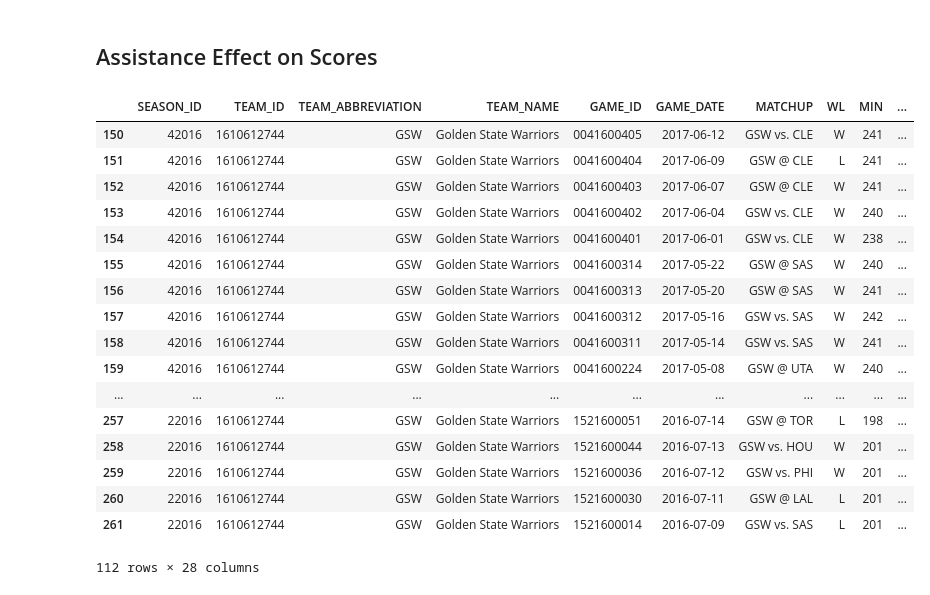
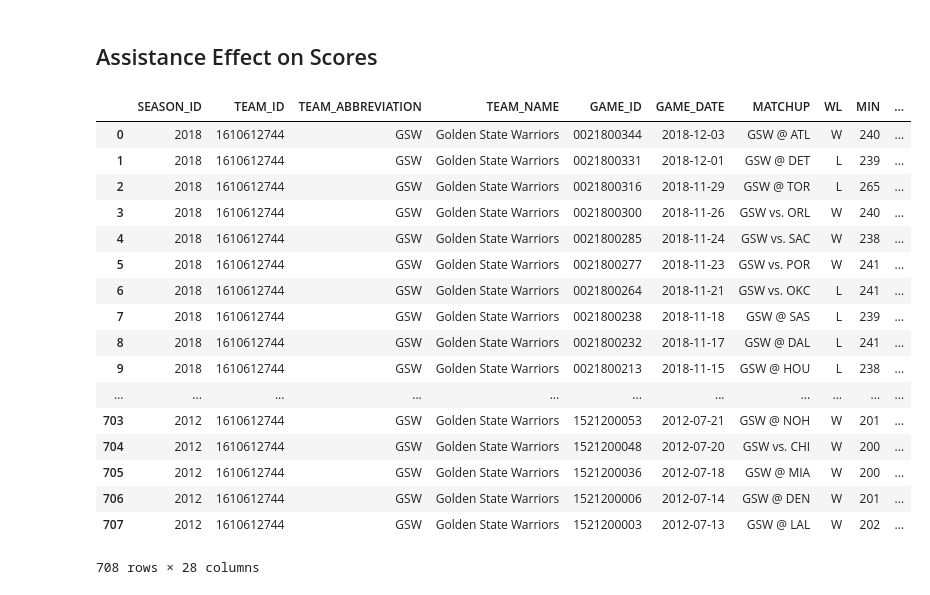
Before and after one commit to Seungmi122/STA141B_final_project, a Jupyter notebook: final_project_sm.ipynb, the cells around one changed output. Drawn from its saved outputs; the diff is of its cells as text; code cells hidden in the pictures.

```diff
--- a/final_project_sm.ipynb
+++ b/final_project_sm.ipynb
@@ -71,36 +73,36 @@ page_content = BeautifulSoup(page_response.content, "html.parser")
 # %%
 ##  pip install nba_api
 
 from nba_api.stats.static import teams
 
 nba_teams = teams.get_teams()
 warriors = [team for team in nba_teams if team['abbreviation'] == 'GSW'][0]
 warriors_id = warriors['id']
 
 from nba_api.stats.endpoints import leaguegamefinder
 gamefinder = leaguegamefinder.LeagueGameFinder(team_id_nullable=warriors_id)
 # The first DataFrame of those returned is what we want.
 games = gamefinder.get_data_frames()[0]
 
-
-games_1718 = games[games.SEASON_ID.str[-4:] == '2016']
-games_1718
+games.SEASON_ID = games.SEASON_ID.str[-4:].map(int)
+games_all = games[games.SEASON_ID >= 2012]
+games_all
 # %% [output]
 |  | SEASON_ID | TEAM_ID | TEAM_ABBREVIATION | TEAM_NAME | GAME_ID | GAME_DATE | MATCHUP | WL | MIN | ... |
-| 150 | 42016 | 1610612744 | GSW | Golden State Warriors | 0041600405 | 2017-06-12 | GSW vs. CLE | W | 241 | ... |
-| 151 | 42016 | 1610612744 | GSW | Golden State Warriors | 0041600404 | 2017-06-09 | GSW @ CLE | L | 241 | ... |
-| 152 | 42016 | 1610612744 | GSW | Golden State Warriors | 0041600403 | 2017-06-07 | GSW @ CLE | W | 241 | ... |
-| 153 | 42016 | 1610612744 | GSW | Golden State Warriors | 0041600402 | 2017-06-04 | GSW vs. CLE | W | 240 | ... |
-| 154 | 42016 | 1610612744 | GSW | Golden State Warriors | 0041600401 | 2017-06-01 | GSW vs. CLE | W | 238 | ... |
-| 155 | 42016 | 1610612744 | GSW | Golden State Warriors | 0041600314 | 2017-05-22 | GSW @ SAS | W | 240 | ... |
-| 156 | 42016 | 1610612744 | GSW | Golden State Warriors | 0041600313 | 2017-05-20 | GSW @ SAS | W | 241 | ... |
-| 157 | 42016 | 1610612744 | GSW | Golden State Warriors | 0041600312 | 2017-05-16 | GSW vs. SAS | W | 242 | ... |
-| 158 | 42016 | 1610612744 | GSW | Golden State Warriors | 0041600311 | 2017-05-14 | GSW vs. SAS | W | 241 | ... |
-| 159 | 42016 | 1610612744 | GSW | Golden State Warriors | 0041600224 | 2017-05-08 | GSW @ UTA | W | 240 | ... |
+| 0 | 2018 | 1610612744 | GSW | Golden State Warriors | 0021800344 | 2018-12-03 | GSW @ ATL | W | 240 | ... |
+| 1 | 2018 | 1610612744 | GSW | Golden State Warriors | 0021800331 | 2018-12-01 | GSW @ DET | L | 239 | ... |
+| 2 | 2018 | 1610612744 | GSW | Golden State Warriors | 0021800316 | 2018-11-29 | GSW @ TOR | L | 265 | ... |
+| 3 | 2018 | 1610612744 | GSW | Golden State Warriors | 0021800300 | 2018-11-26 | GSW vs. ORL | W | 240 | ... |
+| 4 | 2018 | 1610612744 | GSW | Golden State Warriors | 0021800285 | 2018-11-24 | GSW vs. SAC | W | 238 | ... |
+| 5 | 2018 | 1610612744 | GSW | Golden State Warriors | 0021800277 | 2018-11-23 | GSW vs. POR | W | 241 | ... |
+| 6 | 2018 | 1610612744 | GSW | Golden State Warriors | 0021800264 | 2018-11-21 | GSW vs. OKC | L | 241 | ... |
+| 7 | 2018 | 1610612744 | GSW | Golden State Warriors | 0021800238 | 2018-11-18 | GSW @ SAS | L | 239 | ... |
+| 8 | 2018 | 1610612744 | GSW | Golden State Warriors | 0021800232 | 2018-11-17 | GSW @ DAL | L | 241 | ... |
+| 9 | 2018 | 1610612744 | GSW | Golden State Warriors | 0021800213 | 2018-11-15 | GSW @ HOU | L | 238 | ... |
 | ... | ... | ... | ... | ... | ... | ... | ... | ... | ... | ... |
-| 257 | 22016 | 1610612744 | GSW | Golden State Warriors | 1521600051 | 2016-07-14 | GSW @ TOR | L | 198 | ... |
-| 258 | 22016 | 1610612744 | GSW | Golden State Warriors | 1521600044 | 2016-07-13 | GSW vs. HOU | W | 201 | ... |
-| 259 | 22016 | 1610612744 | GSW | Golden State Warriors | 1521600036 | 2016-07-12 | GSW vs. PHI | W | 201 | ... |
-| 260 | 22016 | 1610612744 | GSW | Golden State Warriors | 1521600030 | 2016-07-11 | GSW @ LAL | L | 201 | ... |
-| 261 | 22016 | 1610612744 | GSW | Golden State Warriors | 1521600014 | 2016-07-09 | GSW vs. SAS | L | 201 | ... |
+| 703 | 2012 | 1610612744 | GSW | Golden State Warriors | 1521200053 | 2012-07-21 | GSW @ NOH | W | 201 | ... |
+| 704 | 2012 | 1610612744 | GSW | Golden State Warriors | 1521200048 | 2012-07-20 | GSW vs. CHI | W | 200 | ... |
+| 705 | 2012 | 1610612744 | GSW | Golden State Warriors | 1521200036 | 2012-07-18 | GSW @ MIA | W | 200 | ... |
+| 706 | 2012 | 1610612744 | GSW | Golden State Warriors | 1521200006 | 2012-07-14 | GSW @ DEN | W | 201 | ... |
+| 707 | 2012 | 1610612744 | GSW | Golden State Warriors | 1521200003 | 2012-07-13 | GSW @ LAL | W | 202 | ... |
-112 rows × 28 columns
+708 rows × 28 columns
```
Also changed, not shown: parts of 26 cells of this notebook.
